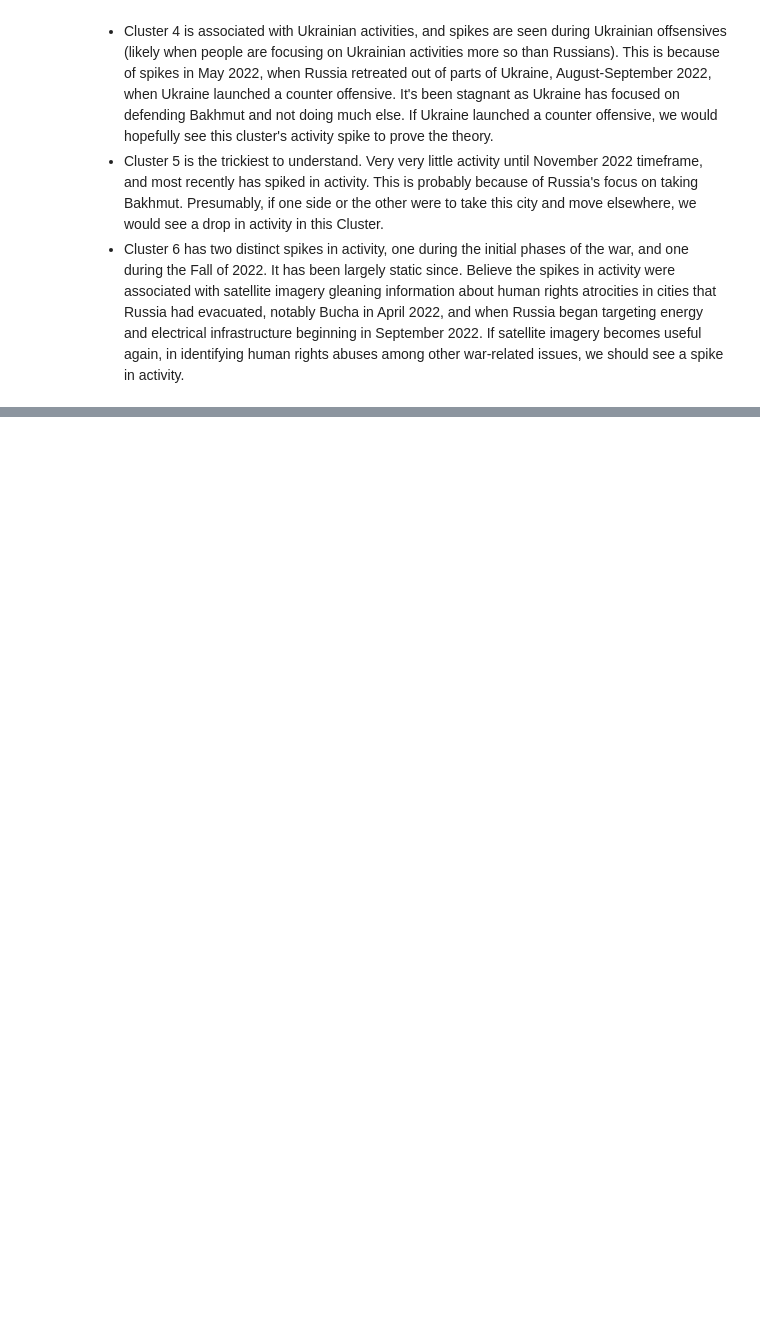
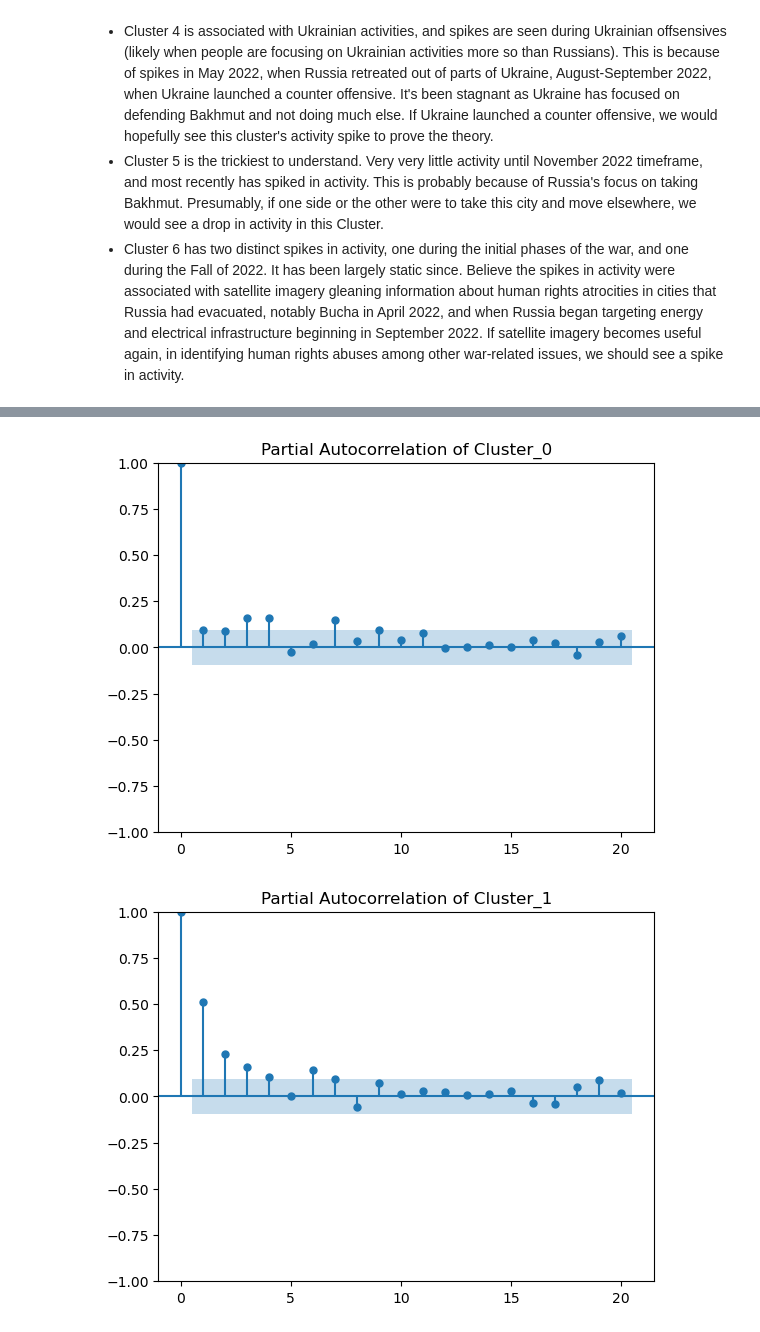
Before and after one commit to minerad183/Extracting-and-Classifying-Posts, a Jupyter notebook: notebooks/clusters_spatial_temporal_eda.ipynb, the cells around one changed output, grey strips where cells are left out. Saved outputs shown, nothing was run; the diff lists cells and outputs as text; code cells hidden in the pictures; blank space fills up the shorter version.

```diff
--- a/notebooks/clusters_spatial_temporal_eda.ipynb
+++ b/notebooks/clusters_spatial_temporal_eda.ipynb
@@ -334,0 +365,7 @@ There does appear to be a cyclical nature of each of the clusters:
+# %%
+#Partial Autocorrelation of Time Series
+for i in activity_counts_df:
+    plot_pacf(activity_counts_df[i], lags = 20, title = 'Partial Autocorrelation of ' + i, method='ywm' );
+# %% [output]
+[figure, added]
+[figure, added]
```
Also changed, not shown: parts of 10 cells of this notebook.
